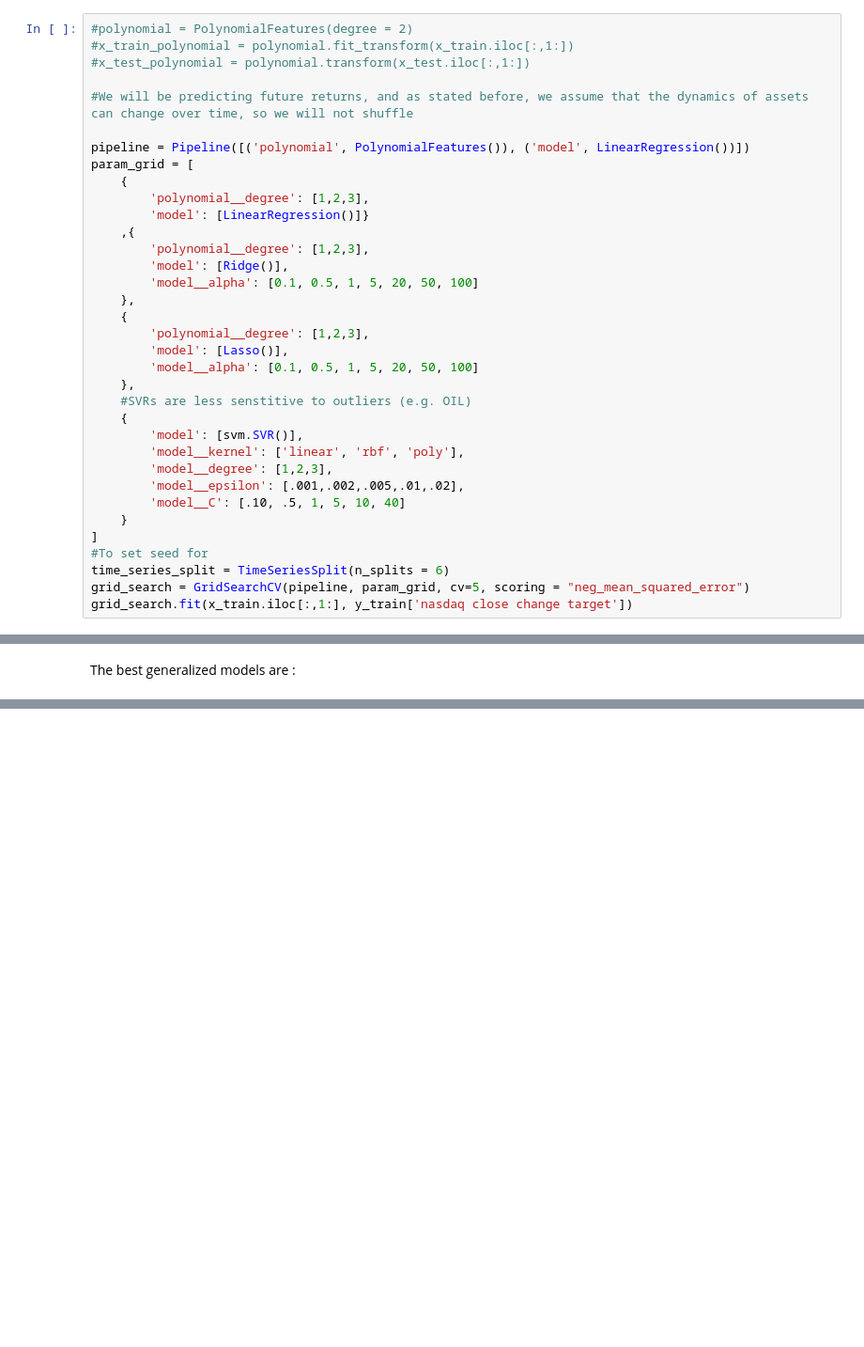
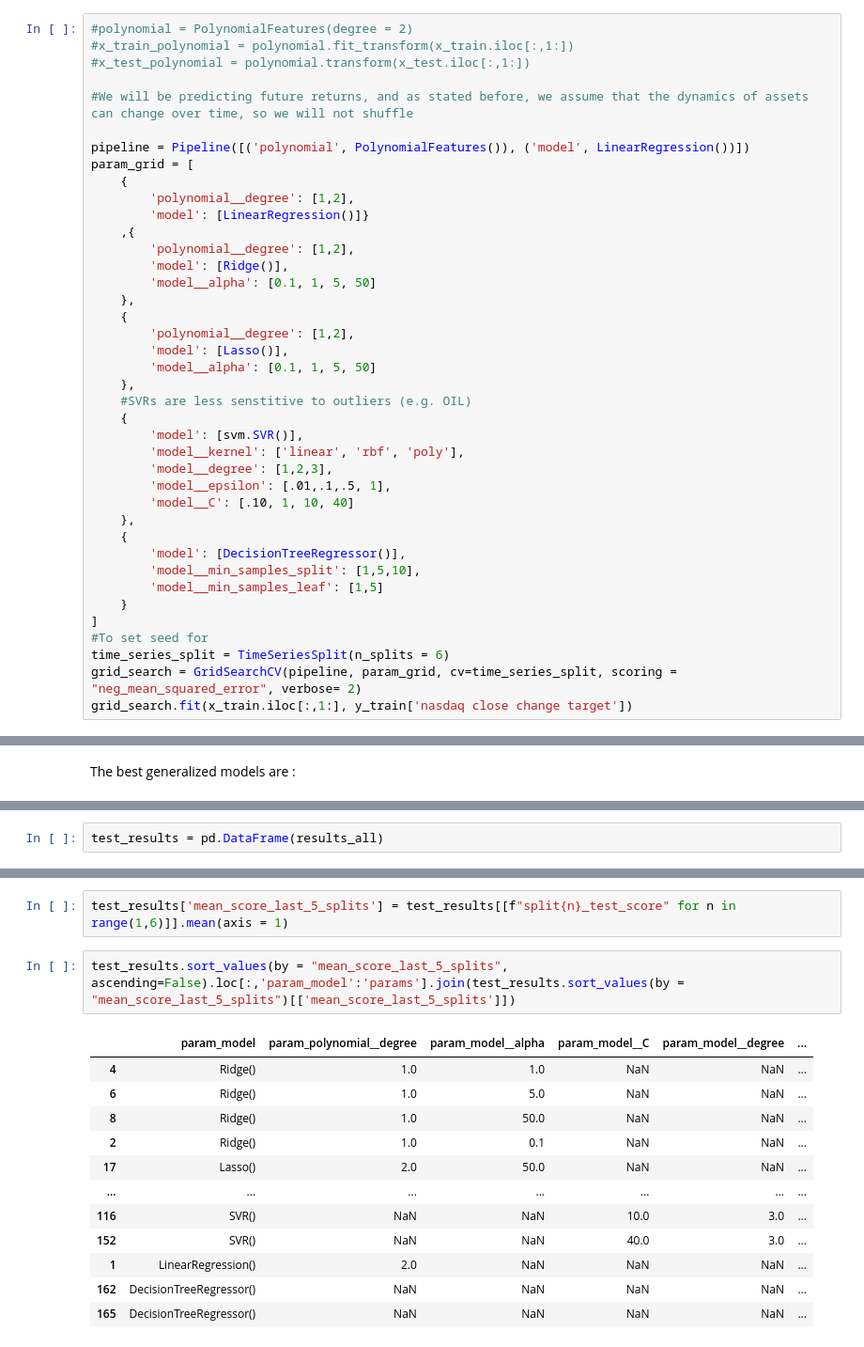
Before and after one commit to kklimov1/PriceRegressionPredictor, a Jupyter notebook: goldPriceAnalysis.ipynb, the cells around one changed output, grey strips where cells are left out. Shown at 94% size. Drawn from its saved outputs; the diff is of its cells as text; blank space fills up the shorter version.

Commit message:
Ran grid search cv

```diff
--- a/goldPriceAnalysis.ipynb
+++ b/goldPriceAnalysis.ipynb
@@ -601,29 +601,34 @@ We will use Time Series Cross Val. to mimic the true nature of stock analysis (w
 pipeline = Pipeline([('polynomial', PolynomialFeatures()), ('model', LinearRegression())])
 param_grid = [
     {
-        'polynomial__degree': [1,2,3],
+        'polynomial__degree': [1,2],
         'model': [LinearRegression()]}
     ,{
-        'polynomial__degree': [1,2,3],
+        'polynomial__degree': [1,2],
         'model': [Ridge()],
-        'model__alpha': [0.1, 0.5, 1, 5, 20, 50, 100]
+        'model__alpha': [0.1, 1, 5, 50]
     },
     {
-        'polynomial__degree': [1,2,3],
+        'polynomial__degree': [1,2],
         'model': [Lasso()],
-        'model__alpha': [0.1, 0.5, 1, 5, 20, 50, 100]
+        'model__alpha': [0.1, 1, 5, 50]
     },
     #SVRs are less senstitive to outliers (e.g. OIL)
     {
         'model': [svm.SVR()],
         'model__kernel': ['linear', 'rbf', 'poly'],
         'model__degree': [1,2,3],
-        'model__epsilon': [.001,.002,.005,.01,.02],
-        'model__C': [.10, .5, 1, 5, 10, 40]
+        'model__epsilon': [.01,.1,.5, 1],
+        'model__C': [.10, 1, 10, 40]
+    },
+    {
+        'model': [DecisionTreeRegressor()],
+        'model__min_samples_split': [1,5,10],
+        'model__min_samples_leaf': [1,5]
     }
 ]
 #To set seed for
 time_series_split = TimeSeriesSplit(n_splits = 6)
-grid_search = GridSearchCV(pipeline, param_grid, cv=5, scoring = "neg_mean_squared_error")
+grid_search = GridSearchCV(pipeline, param_grid, cv=time_series_split, scoring = "neg_mean_squared_error", verbose= 2)
 grid_search.fit(x_train.iloc[:,1:], y_train['nasdaq close change target'])
 # %% [output]
@@ -638,0 +713,2 @@ print()
+# %%
+test_results = pd.DataFrame(results_all)
@@ -638,0 +748,17 @@ print()
+# %%
+test_results['mean_score_last_5_splits'] = test_results[[f"split{n}_test_score" for n in range(1,6)]].mean(axis = 1)
+# %%
+test_results.sort_values(by = "mean_score_last_5_splits", ascending=False).loc[:,'param_model':'params'].join(test_results.sort_values(by = "mean_score_last_5_splits")[['mean_score_last_5_splits']])
+# %% [output]
+|  | param_model | param_polynomial__degree | param_model__alpha | param_model__C | param_model__degree | ... |
+| 4 | Ridge() | 1.0 | 1.0 | NaN | NaN | ... |
+| 6 | Ridge() | 1.0 | 5.0 | NaN | NaN | ... |
+| 8 | Ridge() | 1.0 | 50.0 | NaN | NaN | ... |
+| 2 | Ridge() | 1.0 | 0.1 | NaN | NaN | ... |
+| 17 | Lasso() | 2.0 | 50.0 | NaN | NaN | ... |
+| ... | ... | ... | ... | ... | ... | ... |
+| 116 | SVR() | NaN | NaN | 10.0 | 3.0 | ... |
+| 152 | SVR() | NaN | NaN | 40.0 | 3.0 | ... |
+| 1 | LinearRegression() | 2.0 | NaN | NaN | NaN | ... |
+| 162 | DecisionTreeRegressor() | NaN | NaN | NaN | NaN | ... |
+| 165 | DecisionTreeRegressor() | NaN | NaN | NaN | NaN | ... |
```
Also changed, not shown: parts of 10 cells of this notebook.
